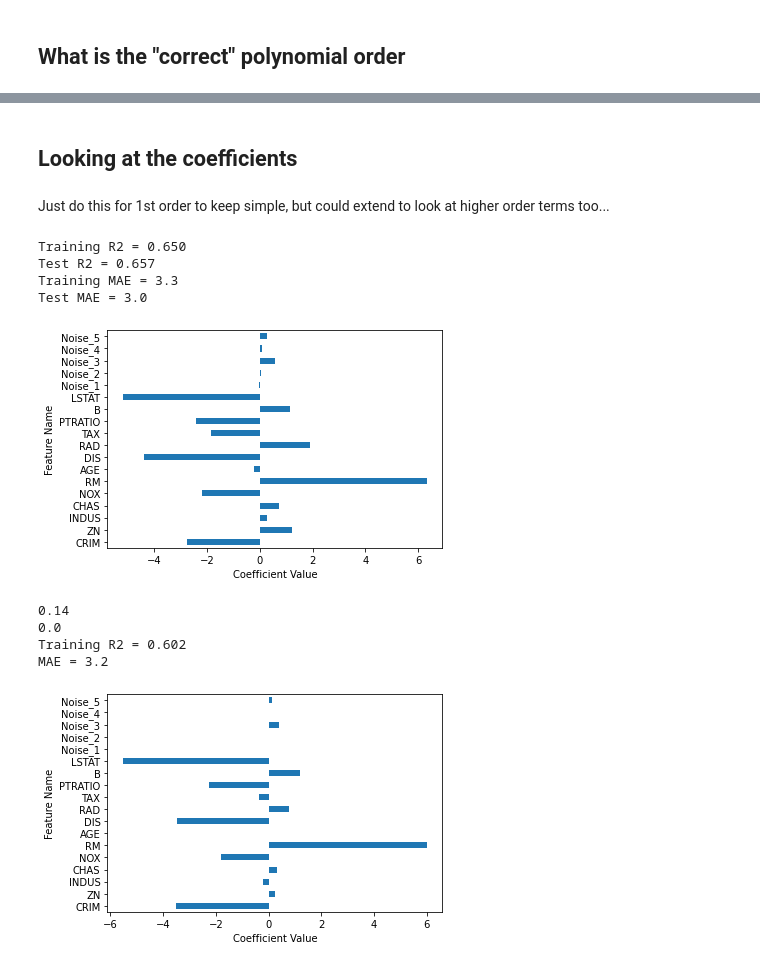
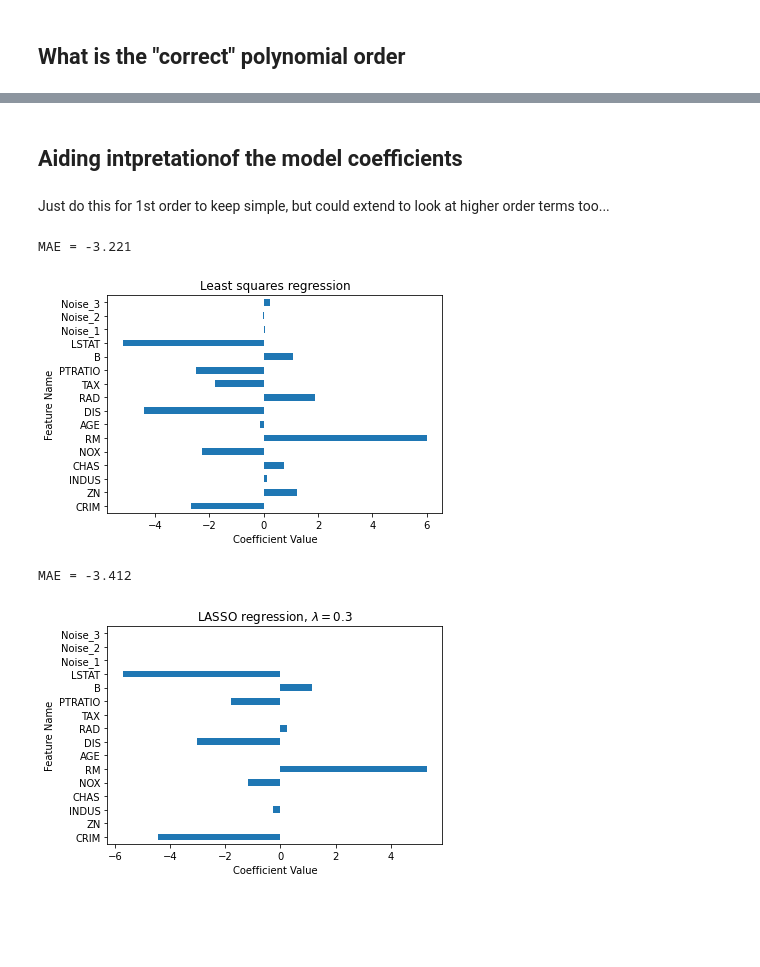
Before and after one commit to ascillitoe/EQ-live, a Jupyter notebook: Prototyping/ML_regression/robust_regression/boston_housing.ipynb, the cells around one changed output, grey strips where cells are left out. Saved outputs shown, nothing was run; the diff lists cells and outputs as text; code cells hidden in the pictures; blank space fills up the shorter version.

```diff
--- a/Prototyping/ML_regression/robust_regression/boston_housing.ipynb
+++ b/Prototyping/ML_regression/robust_regression/boston_housing.ipynb
@@ -33,11 +54,10 @@ boston_df = pd.DataFrame(data=boston['data'], columns=boston['feature_names'])
 # %% [markdown]
 ## Add some random noise features
 # %%
-n_houses = boston_df.shape[0]
-rand_noise = np.random.rand(n_houses, 5)
-
-rand_noise_df = pd.DataFrame(data=rand_noise, columns=['Noise_1', 'Noise_2', 'Noise_3', 'Noise_4', 'Noise_5'])
-Xorig = pd.concat([boston_df, rand_noise_df], axis=1)
+N = boston_df.shape[0]
+noise = np.random.rand(N, 3)
+noise_df = pd.DataFrame(data=noise, columns=['noise1', 'noise2', 'noise3'])
+Xorig = pd.concat([boston_df, noise_df], axis=1)
 y = boston['target']
 # %% [markdown]
 ## Scale data
@@ -75,8 +94,9 @@ class EQmodel(object):
 
     def score(self,X,y):
         ypred = self.poly.get_polyfit(X)
-        r2 = r2_score(ypred,y)
-        return r2
+        #r2 = r2_score(ypred,y)
+        MAE = mean_absolute_error(ypred,y)
+        return -MAE
 
     # For sklearn gridsearch compatibility
     def get_params(self, deep=True):
@@ -245,5 +290,5 @@ plot_GS(results_eq,ranges,params,2,0,0,scale='linear')
 # %% [markdown]
-## Looking at the coefficients
+## Aiding intpretationof the model coefficients
 # %% [markdown]
 Just do this for 1st order to keep simple, but could extend to look at higher order terms too...
 # %%
@@ -252,49 +297,30 @@ X_train, X_test, y_train, y_test = train_test_split(
 # %%
 ltsq = EQmodel('least-squares',order=1)
 ltsq.fit(X,y)
-print('Training R2 = %.3f' %(ltsq.score(X_train,y_train)))
-print('Test R2 = %.3f'     %(ltsq.score(X_test,y_test)))
-
-ypred = ltsq.predict(X_train)
-MAE = mean_absolute_error(ypred,y_train)
-print('Training MAE = %.1f' %MAE)
-ypred = ltsq.predict(X_test)
-MAE = mean_absolute_error(ypred,y_test)
-print('Test MAE = %.1f' %MAE)
+print('MAE = %.3f' %(ltsq.score(X,y)))
 
 coeffs = ltsq.poly.get_coefficients().squeeze()
 pd.Series(coeffs[:0:-1],
               index=Xorig.columns).plot(kind='barh')
-#plt.title(model[1])
+plt.title('Least squares regression')
 plt.xlabel('Coefficient Value')
 plt.ylabel('Feature Name')
 plt.show()
 # %% [output]
-Training R2 = 0.650
-Test R2 = 0.657
-Training MAE = 3.3
-Test MAE = 3.0
+MAE = -3.221
-[figure, old version]
+[figure, new version]
 # %%
-elasticnet = EQmodel('elastic-net',order=1,lamda=0.14,alpha=1)
+elasticnet = EQmodel('elastic-net',order=1,lamda=0.3,alpha=1)
 elasticnet.fit(X,y)
-print('Training R2 = %.3f' %(elasticnet.score(X,y)))
-
-ypred = elasticnet.predict(X)
-MAE = mean_absolute_error(ypred,y)
-print('MAE = %.1f' %MAE)
-
+print('MAE = %.3f' %(elasticnet.score(X,y)))
 
 coeffs = elasticnet.poly.get_coefficients().squeeze()
 pd.Series(coeffs[:0:-1],
              index=Xorig.columns).plot(kind='barh')
-#plt.title(model[1])
+plt.title('LASSO regression, $\lambda=0.3$')
 plt.xlabel('Coefficient Value')
 plt.ylabel('Feature Name')
 plt.show()
 # %% [output]
-0.14
-0.0
-Training R2 = 0.602
-MAE = 3.2
+MAE = -3.412
-[figure, old version]
+[figure, new version]
```
Also changed, not shown: parts of 28 cells of this notebook, 53 other files.
